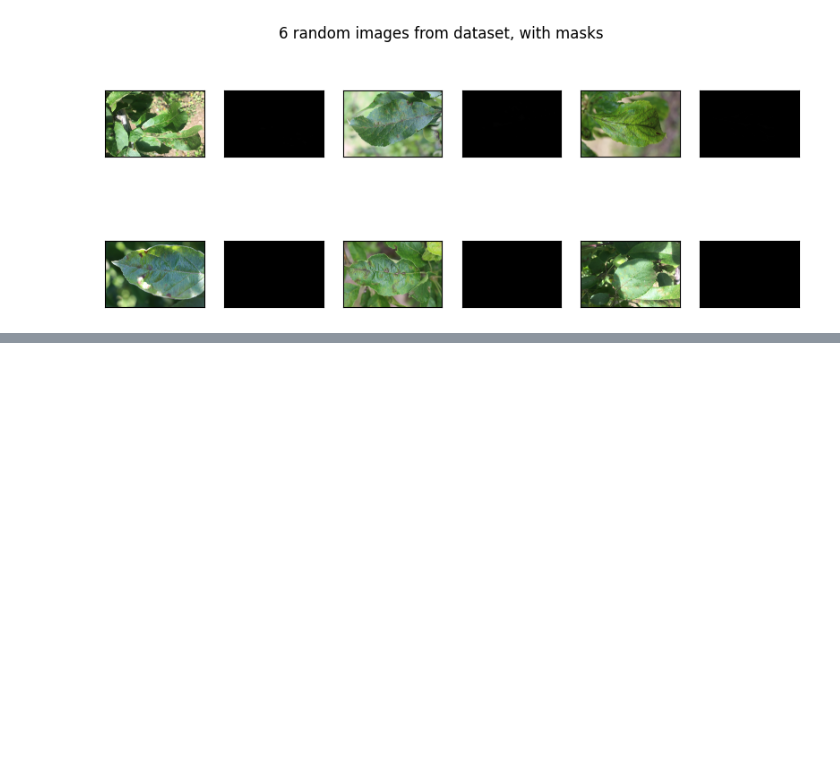
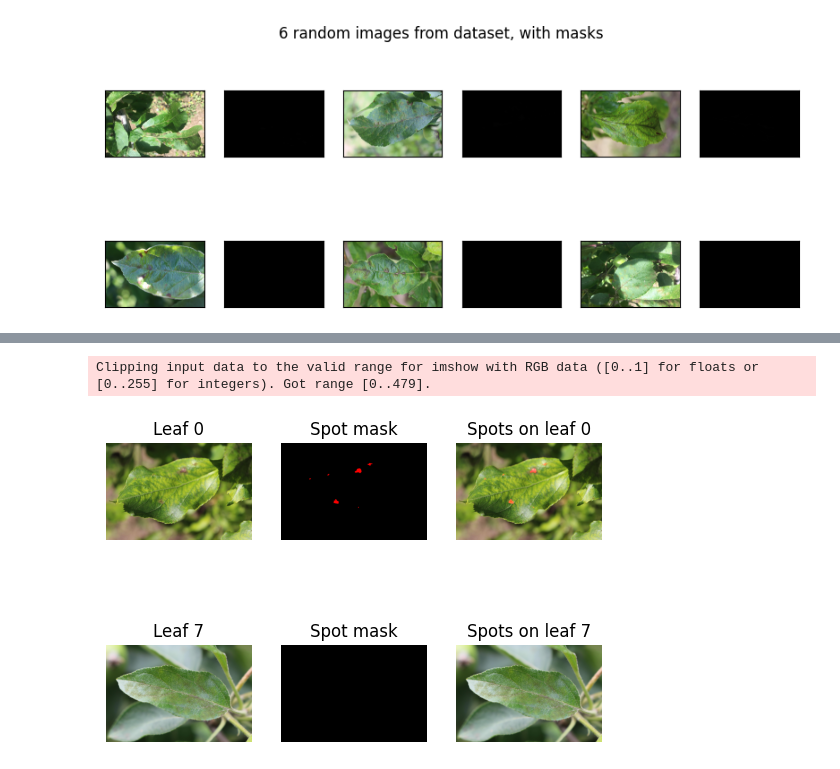
Before and after one commit to FedericoGritti/leaf_disease_segmentation_project, a Jupyter notebook: project_test_biddiscombe.ipynb, the cells around one changed output, grey strips where cells are left out. Saved outputs shown, nothing was run; the diff lists cells and outputs as text; code cells hidden in the pictures; blank space fills up the shorter version.

```diff
--- a/project_test_biddiscombe.ipynb
+++ b/project_test_biddiscombe.ipynb
@@ -189,0 +203,12 @@ plt.imshow(gray_img)
+# %%
+def transform_mask(mask):
+    # mask = Image.open(path_to_mask) # this part is already done
+    mask = np.array(mask)
+    # mask = np.sum(mask, axis=2)
+    mask[:,:,1:3] = 0 # make it red
+    # mask = np.mean(mask, axis=2)
+    mask = mask > 0
+    # mask_array /= np.max(mask_array)
+    return mask * 255
+
+# plt.imshow(transform_mask(path_to_masks + mask_name_system + "0.png"))
@@ -189,0 +263,31 @@ plt.imshow(gray_img)
+# %%
+def plot_leaf_and_mask_in_axs(img_name, path_to_leaf, path_to_mask, axs):
+    leaf = Image.open(path_to_leaf)
+    mask = Image.open(path_to_mask)
+    red_mask = transform_mask(mask)
+
+    # Plot the images (leaf, mask, leaf with mask)
+    axs[0].imshow(leaf)
+    axs[1].imshow(red_mask)
+    axs[2].imshow(leaf + red_mask)
+
+    # Add the titles
+    axs[0].set_title(f"Leaf {img_name}")
+    axs[1].set_title("Spot mask")
+    axs[2].set_title(f"Spots on leaf {img_name}")
+
+    for ax in axs:
+        ax.axis("off")
+# %%
+
+
+# plt.figure(figsize=(12,5))
+
+f, (axs1, axs2) = plt.subplots(nrows=2,ncols=3)
+
+# test
+plot_leaf_and_mask_in_axs("0", path_to_images + img_name_system + "0.jpg", path_to_masks + mask_name_system + "0.png", axs1)
+plot_leaf_and_mask_in_axs("7", path_to_images + img_name_system + "7.jpg", path_to_masks + mask_name_system + "7.png", axs2)
+# %% [output]
+Clipping input data to the valid range for imshow with RGB data ([0..1] for floats or [0..255] for integers). Got range [0..479].
+[figure, added]
```
Also changed, not shown: parts of 4 cells of this notebook.
